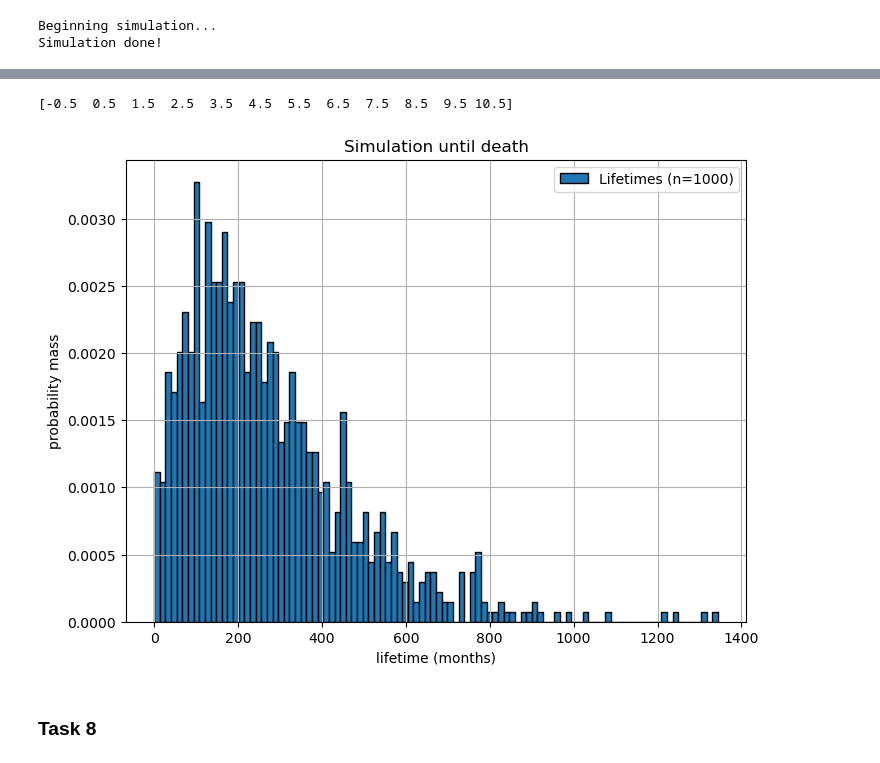
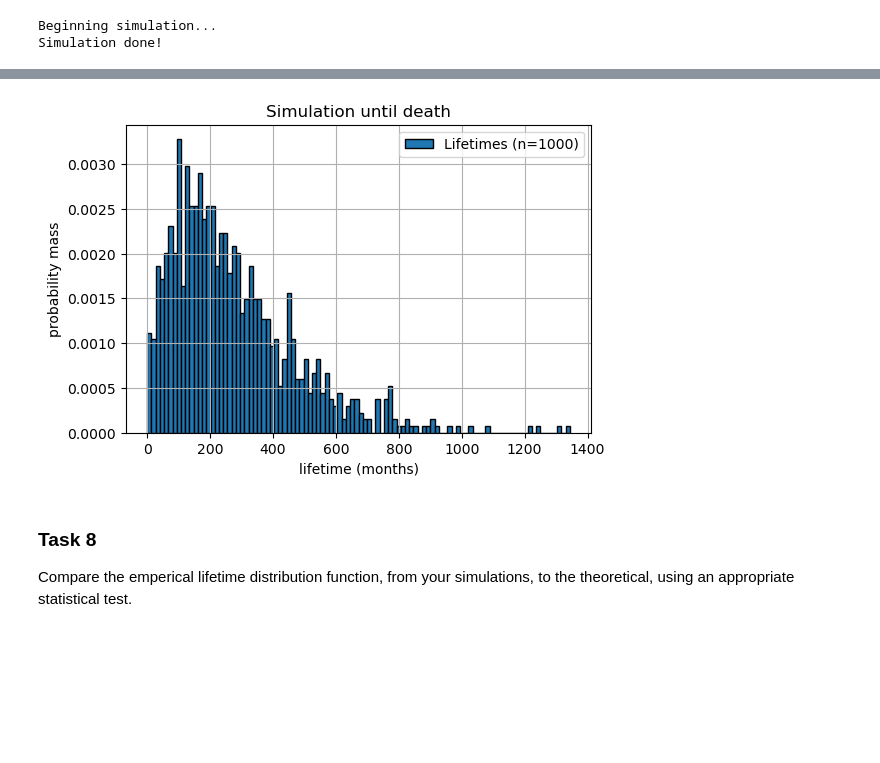
Before and after one commit to TanneSWL/Stochastic-Simulation, a Jupyter notebook: project1_s203920.ipynb, the cells around one changed output, grey strips where cells are left out. Saved outputs shown, nothing was run; the diff lists cells and outputs as text; code cells hidden in the pictures; blank space fills up the shorter version.

```diff
--- a/project1_s203920.ipynb
+++ b/project1_s203920.ipynb
@@ -795,7 +802,7 @@ np.random.seed(43)
 #Number of observations wanted
 N_obs = 1000
 #Initialise lifetimes
-lifetime_list = []
+lifetime_list_t7 = []
 #Initialise variables tracking number of simulated women
 women_all_count = 0
 #Initialise list for logging states history for women
@@ -854,7 +861,7 @@ while women_all_count < N_obs:
                     crit_pass == True
 
     #log the lifetime, and log the state history for woman in history list
-    lifetime_list.append(lifetime)
+    lifetime_list_t7.append(lifetime)
     state_hist_list.append(state_hist)
     time_hist_list.append(time_hist)
 
@@ -898,32 +905,28 @@ Example of time_hist:
 [0, 129.04522606878265, 131.14830093295444]
 # %%
 ### Visualising
-fig, ax = plt.subplots(figsize=(8,6))
-
-#Edges for histogram with spacing 1
-bin_max_val = 10 #last value for centred bin
-n_bins = bin_max_val+1
-edges = np.linspace(-0.5, bin_max_val+0.5, num=n_bins+1)
-print(edges)
+fig, ax = plt.subplots(figsize=(6,4))
 
 ax.hist(
-    lifetimes,
+    lifetime_list_t7,
     bins=100,
     density=True,
     edgecolor='black',
     #alpha=0.9,
     label= f"Lifetimes (n={N_obs:.0f})"
 )
 
 ax.set_xlabel('lifetime (months)')
 ax.set_ylabel('probability mass')
 ax.set_title('Simulation until death')
 ax.legend()
 ax.grid()
 
 plt.show()
 # %% [output]
-[-0.5  0.5  1.5  2.5  3.5  4.5  5.5  6.5  7.5  8.5  9.5 10.5]
-[figure, old version]
+[figure, new version]
 # %% [markdown]
 ### Task 8
+
+Compare the emperical lifetime distribution function, from your simulations,
+to the theoretical, using an appropriate statistical test.
```
Also changed, not shown: parts of 30 cells of this notebook.
